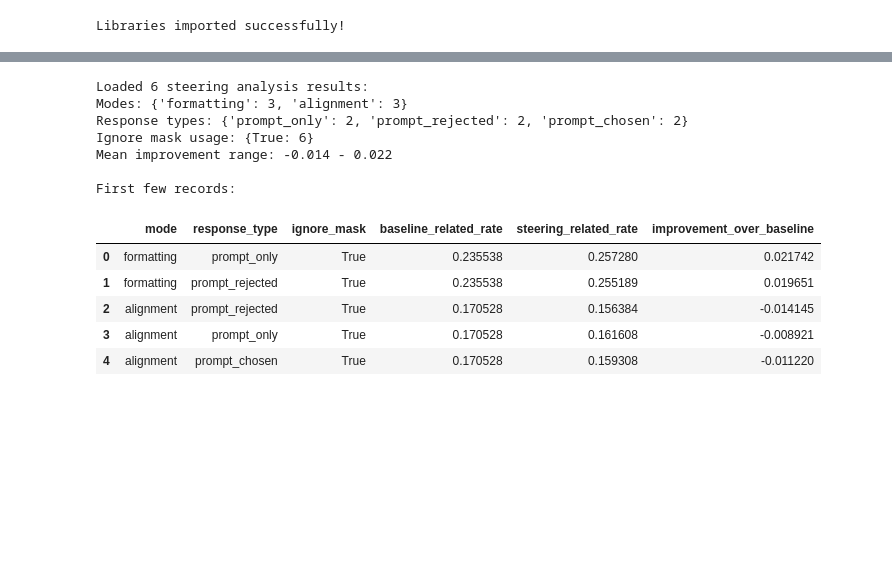
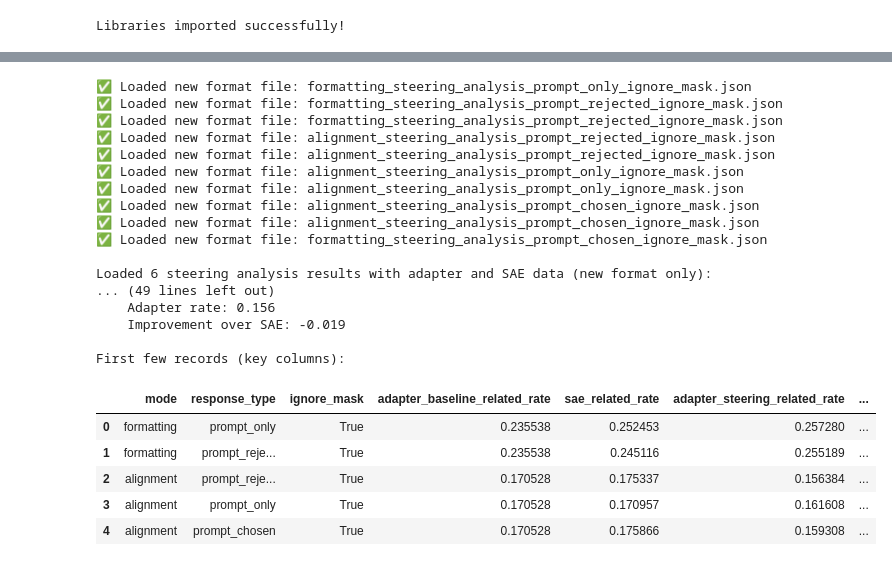
Before and after one commit to Jazhyc/feature-steering-RL, a Jupyter notebook: notebooks/steering_analysis_results.ipynb, the cells around one changed output, grey strips where cells are left out. Saved outputs shown, nothing was run; the diff lists cells and outputs as text; code cells hidden in the pictures; blank space fills up the shorter version.

Commit message:
Update script for steering analysis

```diff
--- a/notebooks/steering_analysis_results.ipynb
+++ b/notebooks/steering_analysis_results.ipynb
@@ -111,6 +141,11 @@ for analysis_file in steering_files:
         with analysis_file.open('r', encoding='utf-8') as f:
             data = json.load(f)
 
+        # Check if this file has the new structure (both sae_adapter and sae_regular)
+        if 'sae_adapter' not in data or 'sae_regular' not in data:
+            print(f"Skipping old format file: {analysis_file.name}")
+            continue
+
         # Extract key information from filename
         filename = analysis_file.stem
         # Expected format: "MODE_steering_analysis_RESPONSE_TYPE_ignore_mask"
@@ -143,6 +178,12 @@ for analysis_file in steering_files:
         # Get adapter results (new structure)
         adapter_data = data.get('sae_adapter', {})
         sae_data = data.get('sae_regular', {})
+
+        # Verify that both have required fields
+        required_fields = ['total_steered_features', 'related_steered', 'steering_related_rate', 'baseline_related_rate']
+        if not all(field in adapter_data for field in required_fields) or not all(field in sae_data for field in required_fields):
+            print(f"Skipping incomplete data file: {analysis_file.name}")
+            continue
 
         # Load corresponding feature usage files
         base_name = filename
@@ -196,50 +237,61 @@ for analysis_file in steering_files:
                                    sae_data.get('steering_related_rate', 0))
         }
         all_results.append(analysis_record)
+        print(f"✅ Loaded new format file: {analysis_file.name}")
 
     except Exception as e:
-        print(f"Error processing {analysis_file.name}: {e}")
+        print(f"❌ Error processing {analysis_file.name}: {e}")
 
 # Create DataFrame
 df = pd.DataFrame(all_results)
-print(f"\nLoaded {len(df)} steering analysis results with adapter and SAE data:")
+print(f"\nLoaded {len(df)} steering analysis results with adapter and SAE data (new format only):")
 if len(df) > 0:
     print(f"Modes: {df['mode'].value_counts().to_dict()}")
     print(f"Response types: {df['response_type'].value_counts().to_dict()}")
     print(f"Ignore mask usage: {df['ignore_mask'].value_counts().to_dict()}")
     print(f"Adapter improvement over theoretical baseline: {df['adapter_improvement_over_baseline'].min():.3f} - {df['adapter_improvement_over_baseline'].max():.3f}")
     print(f"SAE improvement over theoretical baseline: {df['sae_improvement_over_theoretical'].min():.3f} - {df['sae_improvement_over_theoretical'].max():.3f}")
     print(f"Adapter improvement over SAE baseline: {df['improvement_over_sae'].min():.3f} - {df['improvement_over_sae'].max():.3f}")
 
     # Show some examples of the new structure
     print(f"\nSample adapter vs SAE rates:")
     for i in range(min(3, len(df))):
         row = df.iloc[i]
         print(f"  {row['mode']}-{row['response_type']}:")
         print(f"    Theoretical baseline: {row['adapter_baseline_related_rate']:.3f}")
         print(f"    SAE rate (new baseline): {row['sae_related_rate']:.3f}")
         print(f"    Adapter rate: {row['adapter_steering_related_rate']:.3f}")
         print(f"    Improvement over SAE: {row['improvement_over_sae']:.3f}")
 
 # Display first few rows with key columns
 print("\nFirst few records (key columns):")
 key_columns = ['mode', 'response_type', 'ignore_mask', 'adapter_baseline_related_rate',
                'sae_related_rate', 'adapter_steering_related_rate', 'improvement_over_sae']
 display(df[key_columns].head())
 # %% [output]
-Loaded 6 steering analysis results:
-Modes: {'formatting': 3, 'alignment': 3}
-Response types: {'prompt_only': 2, 'prompt_rejected': 2, 'prompt_chosen': 2}
-Ignore mask usage: {True: 6}
-Mean improvement range: -0.014 - 0.022
+✅ Loaded new format file: formatting_steering_analysis_prompt_only_ignore_mask.json
+✅ Loaded new format file: formatting_steering_analysis_prompt_rejected_ignore_mask.json
+✅ Loaded new format file: formatting_steering_analysis_prompt_rejected_ignore_mask.json
+✅ Loaded new format file: alignment_steering_analysis_prompt_rejected_ignore_mask.json
+✅ Loaded new format file: alignment_steering_analysis_prompt_rejected_ignore_mask.json
+✅ Loaded new format file: alignment_steering_analysis_prompt_only_ignore_mask.json
+✅ Loaded new format file: alignment_steering_analysis_prompt_only_ignore_mask.json
+✅ Loaded new format file: alignment_steering_analysis_prompt_chosen_ignore_mask.json
+✅ Loaded new format file: alignment_steering_analysis_prompt_chosen_ignore_mask.json
+✅ Loaded new format file: formatting_steering_analysis_prompt_chosen_ignore_mask.json
 
-First few records:
+Loaded 6 steering analysis results with adapter and SAE data (new format only):
+... (49 lines left out)
+    Adapter rate: 0.156
+    Improvement over SAE: -0.019
+
+First few records (key columns):
-|  | mode | response_type | ignore_mask | baseline_related_rate | steering_related_rate | improvement_over_baseline |
-| 0 | formatting | prompt_only | True | 0.235538 | 0.257280 | 0.021742 |
-| 1 | formatting | prompt_rejected | True | 0.235538 | 0.255189 | 0.019651 |
-| 2 | alignment | prompt_rejected | True | 0.170528 | 0.156384 | -0.014145 |
-| 3 | alignment | prompt_only | True | 0.170528 | 0.161608 | -0.008921 |
-| 4 | alignment | prompt_chosen | True | 0.170528 | 0.159308 | -0.011220 |
+|  | mode | response_type | ignore_mask | adapter_baseline_related_rate | sae_related_rate | adapter_steering_related_rate | ... |
+| 0 | formatting | prompt_only | True | 0.235538 | 0.252453 | 0.257280 | ... |
+| 1 | formatting | prompt_reje... | True | 0.235538 | 0.245116 | 0.255189 | ... |
+| 2 | alignment | prompt_reje... | True | 0.170528 | 0.175337 | 0.156384 | ... |
+| 3 | alignment | prompt_only | True | 0.170528 | 0.170957 | 0.161608 | ... |
+| 4 | alignment | prompt_chosen | True | 0.170528 | 0.175866 | 0.159308 | ... |
 # %%
 # Calculate Statistical Tests for Steering Analysis (Adapter vs SAE)
 def calculate_adapter_vs_sae_significance(adapter_rate, sae_rate, n_positions, confidence=0.95):
```
Also changed, not shown: parts of 6 cells of this notebook, 1 other file.
